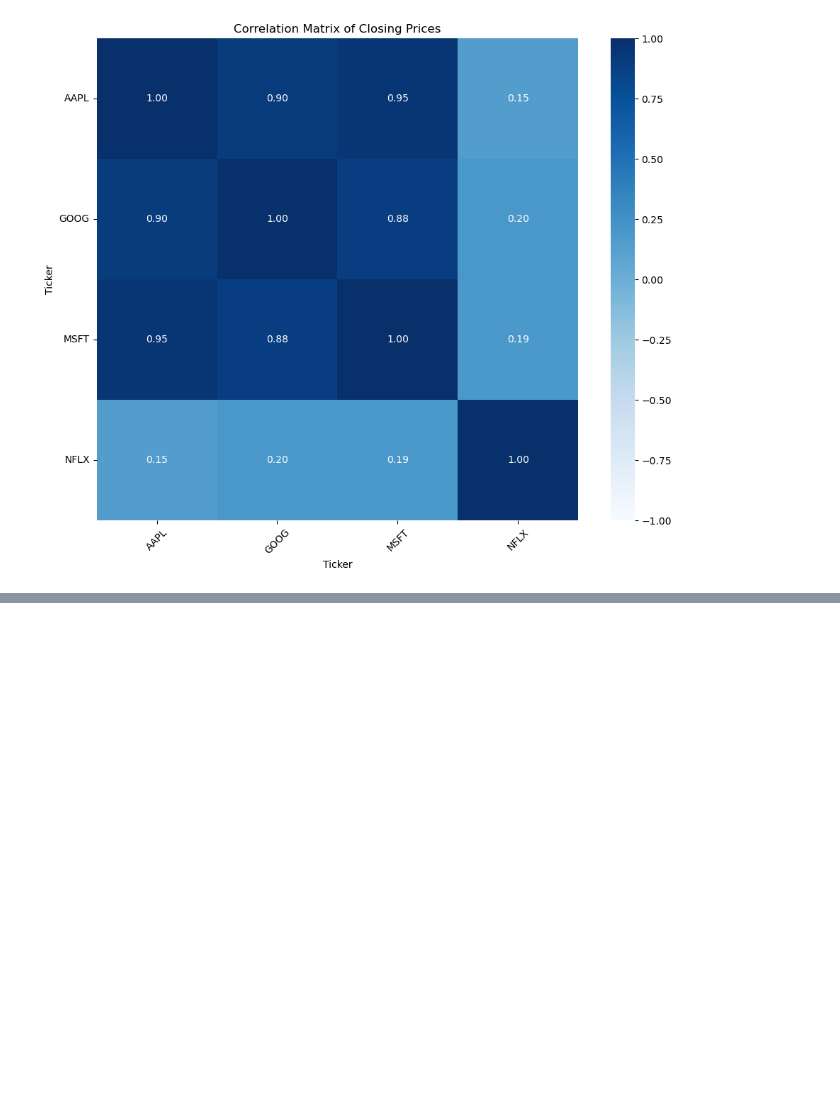
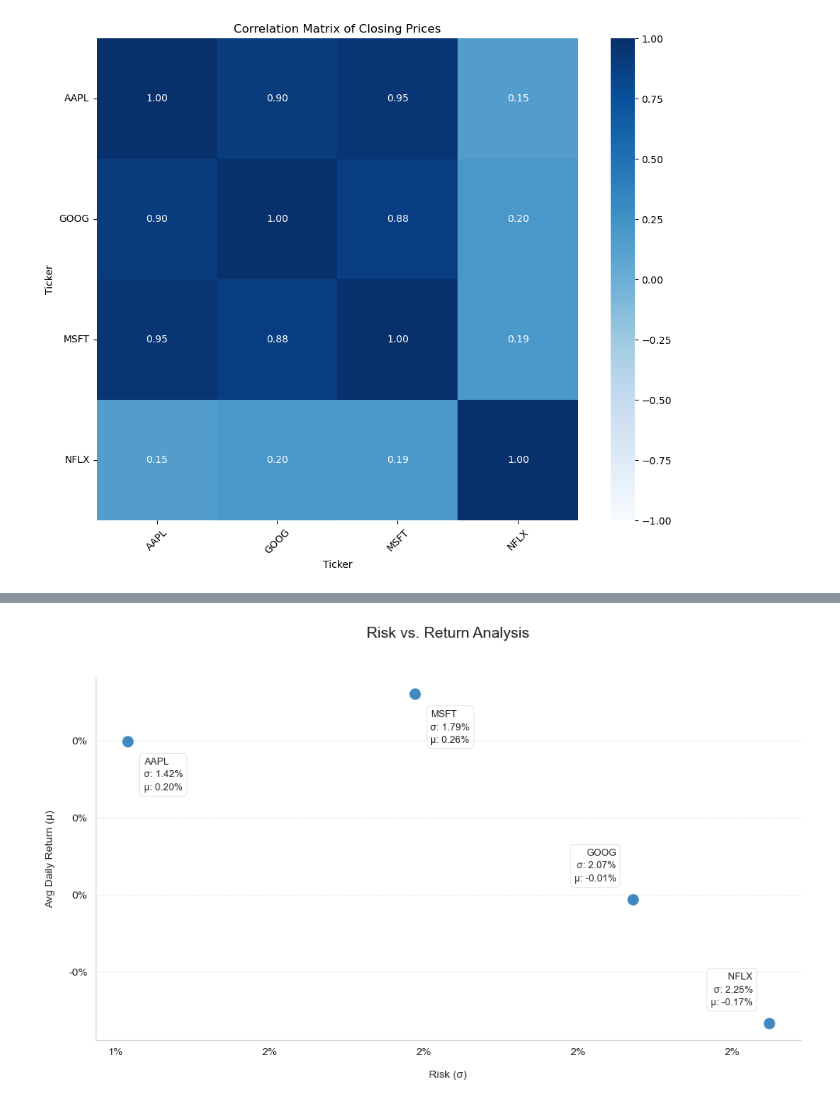
Before and after one commit to carlos-marin1742/quantitative-analysis-stocks, a Jupyter notebook: quantitative-analysis-of-stocks-markets.ipynb, the cells around one changed output, grey strips where cells are left out. Saved outputs shown, nothing was run; the diff lists cells and outputs as text; code cells hidden in the pictures; blank space fills up the shorter version.

```diff
--- a/quantitative-analysis-of-stocks-markets.ipynb
+++ b/quantitative-analysis-of-stocks-markets.ipynb
@@ -139,0 +254,92 @@ plt.show()
+# %%
+# Calculate returns and risk metrics
+daily_returns = pivot_data.pct_change().dropna()
+risk_return_df = pd.DataFrame({
+    'Risk': daily_returns.std(),
+    'Average Daily Return': daily_returns.mean()
+})
+
+# Format values for display
+risk_return_df['Risk_pct'] = risk_return_df['Risk'].apply(lambda x: f"{x:.2%}")
+risk_return_df['Return_pct'] = risk_return_df['Average Daily Return'].apply(lambda x: f"{x:.2%}")
+
+# Set style with adjusted parameters
+sns.set_style("whitegrid", {'grid.linestyle': '--', 'grid.alpha': 0.4})
+plt.figure(figsize=(10, 7))  # Increased height
+
+# Create scatter plot with adjusted margins
+ax = sns.scatterplot(
+    data=risk_return_df,
+    x='Risk',
+    y='Average Daily Return',
+    s=120,
+    color='#2b7bba',  # Professional blue
+    alpha=0.9,
+    edgecolor='w',  # White border for markers
+    linewidth=0.5
+)
+
+# Title with manual positioning to avoid overlap
+plt.title('Risk vs. Return Analysis',
+          y=1.05,  # Pushes title upward
+          fontsize=14,
+          pad=20)
+
+# Smart annotation placement
+for label, x, y, risk_val, return_val in zip(
+    risk_return_df.index,
+    risk_return_df['Risk'],
+    risk_return_df['Average Daily Return'],
+    risk_return_df['Risk_pct'],
+    risk_return_df['Return_pct']
+):
+    # Dynamic offset based on position
+    x_offset = 15 if x < risk_return_df['Risk'].median() else -15
+    y_offset = 15 if y < risk_return_df['Average Daily Return'].median() else -15
+    ha = 'left' if x_offset > 0 else 'right'
+    va = 'bottom' if y_offset > 0 else 'top'
+
+    ax.annotate(
+        f"{label}\nσ: {risk_val}\nμ: {return_val}",
+        xy=(x, y),
+        xytext=(x_offset, y_offset),
+        textcoords='offset points',
+        fontsize=9,
+        ha=ha,
+        va=va,
+        bbox=dict(
+            boxstyle='round,pad=0.4',
+            fc='white',
+            alpha=0.85,
+            ec='lightgray',
+            lw=0.5
+        ),
+        linespacing=1.5
+    )
+
+# Format axes as percentages
+ax.xaxis.set_major_formatter(plt.FuncFormatter('{0:.0%}'.format))
+ax.yaxis.set_major_formatter(plt.FuncFormatter('{0:.0%}'.format))
+
+# Axis labels with padding
+plt.xlabel('Risk (σ)', labelpad=12)
+plt.ylabel('Avg Daily Return (μ)', labelpad=12)
+
+# Adjust plot area to make space
+plt.subplots_adjust(top=0.85)  # Extra space at top
+
+# Custom grid
+ax.yaxis.grid(True, linestyle='--', alpha=0.4)
+ax.xaxis.grid(False)
+sns.despine()
+
+# Equal aspect ratio if scales are comparable
+x_range = risk_return_df['Risk'].max() - risk_return_df['Risk'].min()
+y_range = risk_return_df['Average Daily Return'].max() - risk_return_df['Average Daily Return'].min()
+if 0.5 < x_range/y_range < 2:
+    ax.set_aspect('equal')
+
+plt.tight_layout()
+plt.show()
+# %% [output]
+[figure, added]
```
Also changed, not shown: parts of 8 cells of this notebook.
